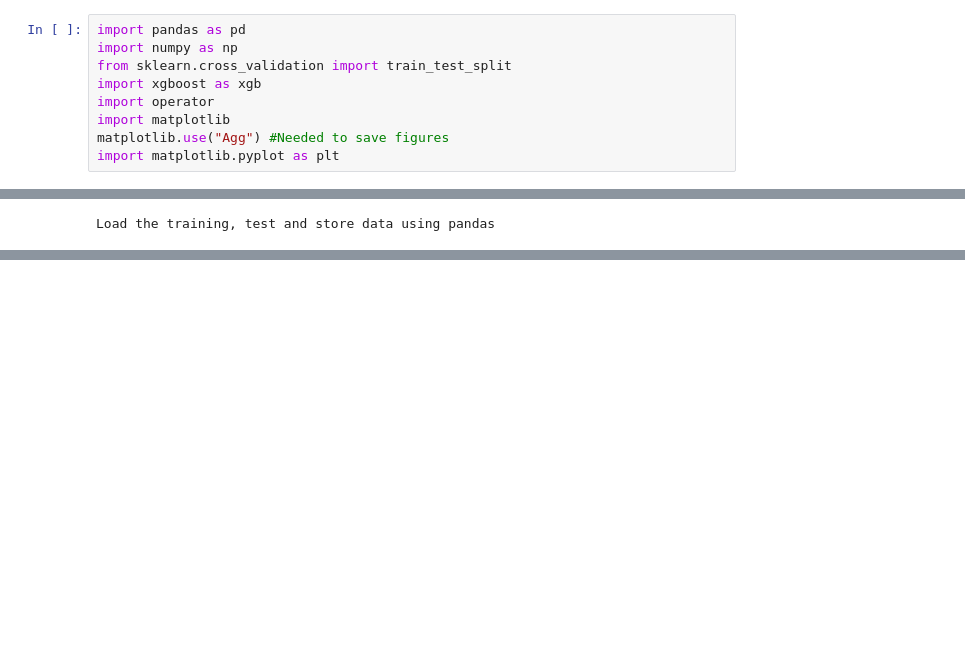
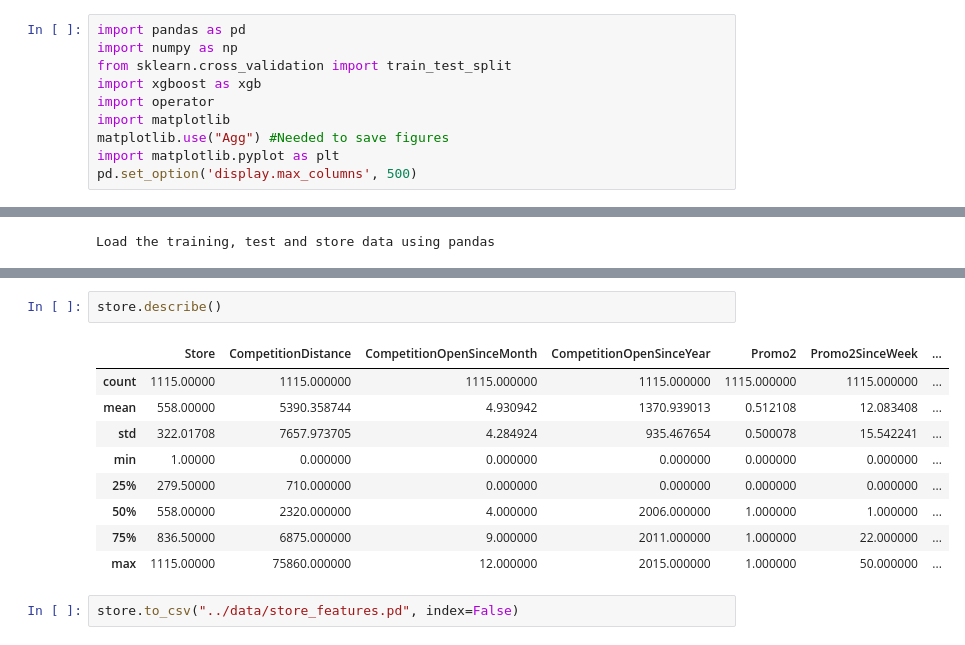
Before and after one commit to jxieeducation/Quick-Data-Science-Experiments-2015, a Jupyter notebook: kaggle_rossman/feature_engineering/extra_tree_features_test.ipynb, the cells around one changed output, grey strips where cells are left out. Saved outputs shown, nothing was run; the diff lists cells and outputs as text; blank space fills up the shorter version.

Commit message:
added new store features

```diff
--- a/kaggle_rossman/feature_engineering/extra_tree_features_test.ipynb
+++ b/kaggle_rossman/feature_engineering/extra_tree_features_test.ipynb
@@ -7,6 +7,7 @@ import operator
 import matplotlib
 matplotlib.use("Agg") #Needed to save figures
 import matplotlib.pyplot as plt
+pd.set_option('display.max_columns', 500)
 # %%
 print("Load the training, test and store data using pandas")
 types = {'CompetitionOpenSinceYear': np.dtype(int),
@@ -73,0 +154,14 @@ store.head()
+# %%
+store.describe()
+# %% [output]
+|  | Store | CompetitionDistance | CompetitionOpenSinceMonth | CompetitionOpenSinceYear | Promo2 | Promo2SinceWeek | ... |
+| count | 1115.00000 | 1115.000000 | 1115.000000 | 1115.000000 | 1115.000000 | 1115.000000 | ... |
+| mean | 558.00000 | 5390.358744 | 4.930942 | 1370.939013 | 0.512108 | 12.083408 | ... |
+| std | 322.01708 | 7657.973705 | 4.284924 | 935.467654 | 0.500078 | 15.542241 | ... |
+| min | 1.00000 | 0.000000 | 0.000000 | 0.000000 | 0.000000 | 0.000000 | ... |
+| 25% | 279.50000 | 710.000000 | 0.000000 | 0.000000 | 0.000000 | 0.000000 | ... |
+| 50% | 558.00000 | 2320.000000 | 4.000000 | 2006.000000 | 1.000000 | 1.000000 | ... |
+| 75% | 836.50000 | 6875.000000 | 9.000000 | 2011.000000 | 1.000000 | 22.000000 | ... |
+| max | 1115.00000 | 75860.000000 | 12.000000 | 2015.000000 | 1.000000 | 50.000000 | ... |
+# %%
+store.to_csv("../data/store_features.pd", index=False)
```
Also changed, not shown: parts of 2 cells of this notebook, 1 other file.
